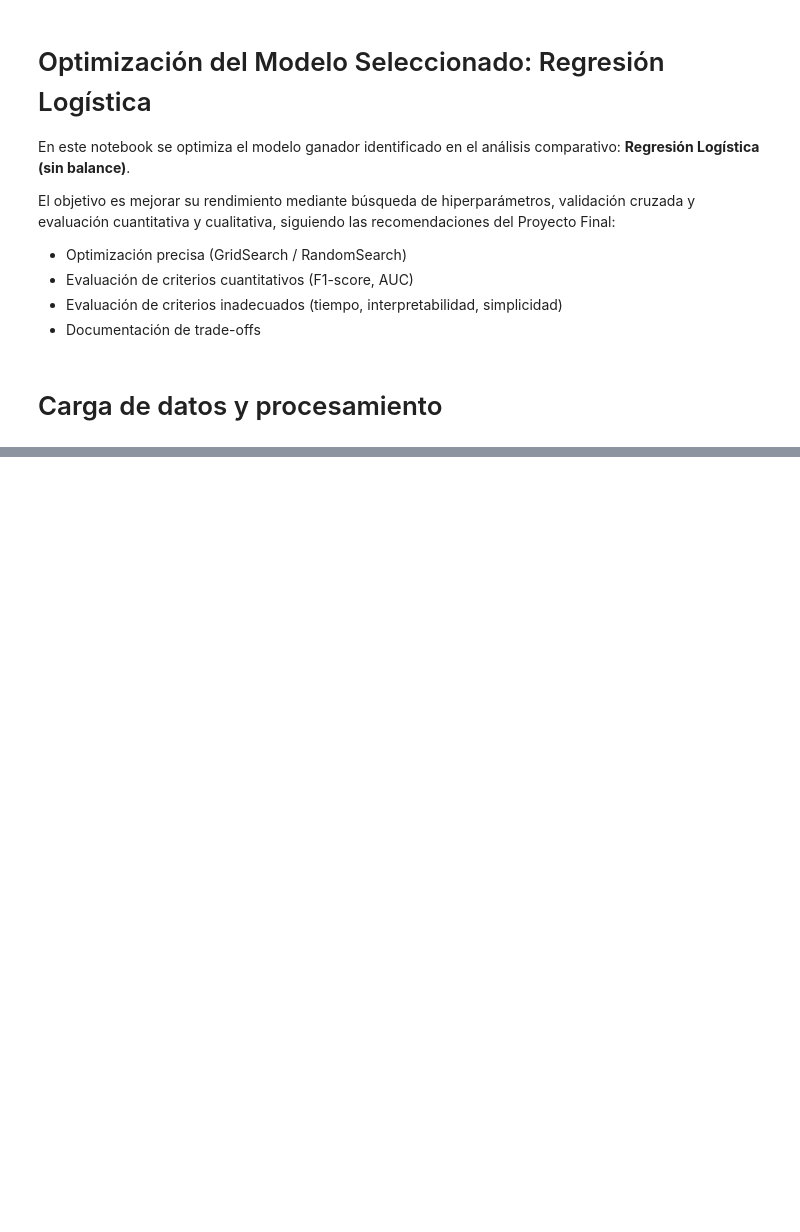
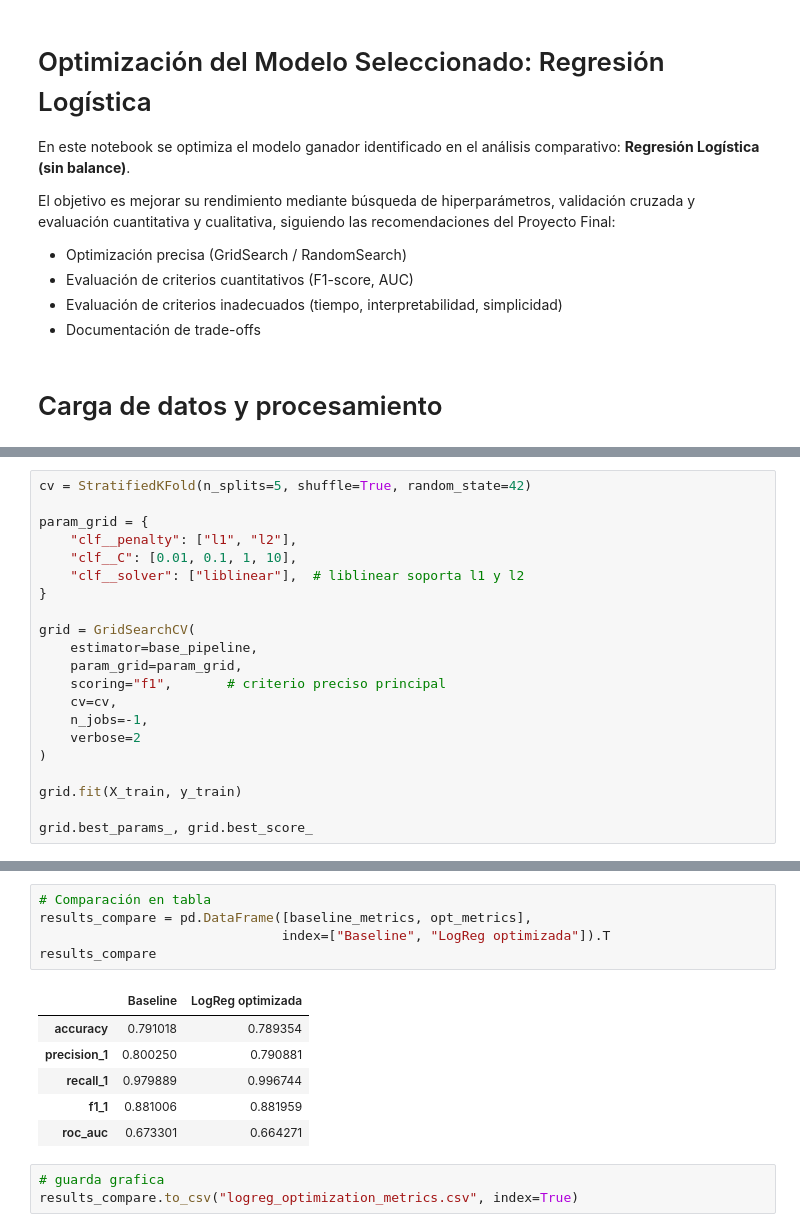
Before and after one commit to gastonnina/miadas_mod_08_proy, a Jupyter notebook: notebooks/models/05_optimizacion.ipynb, the cells around one changed output, grey strips where cells are left out. Saved outputs shown, nothing was run; the diff lists cells and outputs as text; blank space fills up the shorter version.

```diff
--- a/notebooks/models/05_optimizacion.ipynb
+++ b/notebooks/models/05_optimizacion.ipynb
@@ -189,0 +116,21 @@ Por ello, **la regresión logística optimizada se mantiene como el modelo final
+# %%
+cv = StratifiedKFold(n_splits=5, shuffle=True, random_state=42)
+
+param_grid = {
+    "clf__penalty": ["l1", "l2"],
+    "clf__C": [0.01, 0.1, 1, 10],
+    "clf__solver": ["liblinear"],  # liblinear soporta l1 y l2
+}
+
+grid = GridSearchCV(
+    estimator=base_pipeline,
+    param_grid=param_grid,
+    scoring="f1",       # criterio preciso principal
+    cv=cv,
+    n_jobs=-1,
+    verbose=2
+)
+
+grid.fit(X_train, y_train)
+
+grid.best_params_, grid.best_score_
@@ -189,0 +188,15 @@ Por ello, **la regresión logística optimizada se mantiene como el modelo final
+# %%
+# Comparación en tabla
+results_compare = pd.DataFrame([baseline_metrics, opt_metrics],
+                               index=["Baseline", "LogReg optimizada"]).T
+results_compare
+# %% [output]
+|  | Baseline | LogReg optimizada |
+| accuracy | 0.791018 | 0.789354 |
+| precision_1 | 0.800250 | 0.790881 |
+| recall_1 | 0.979889 | 0.996744 |
+| f1_1 | 0.881006 | 0.881959 |
+| roc_auc | 0.673301 | 0.664271 |
+# %%
+# guarda grafica
+results_compare.to_csv("logreg_optimization_metrics.csv", index=True)
```
Also changed, not shown: parts of 34 cells of this notebook.
